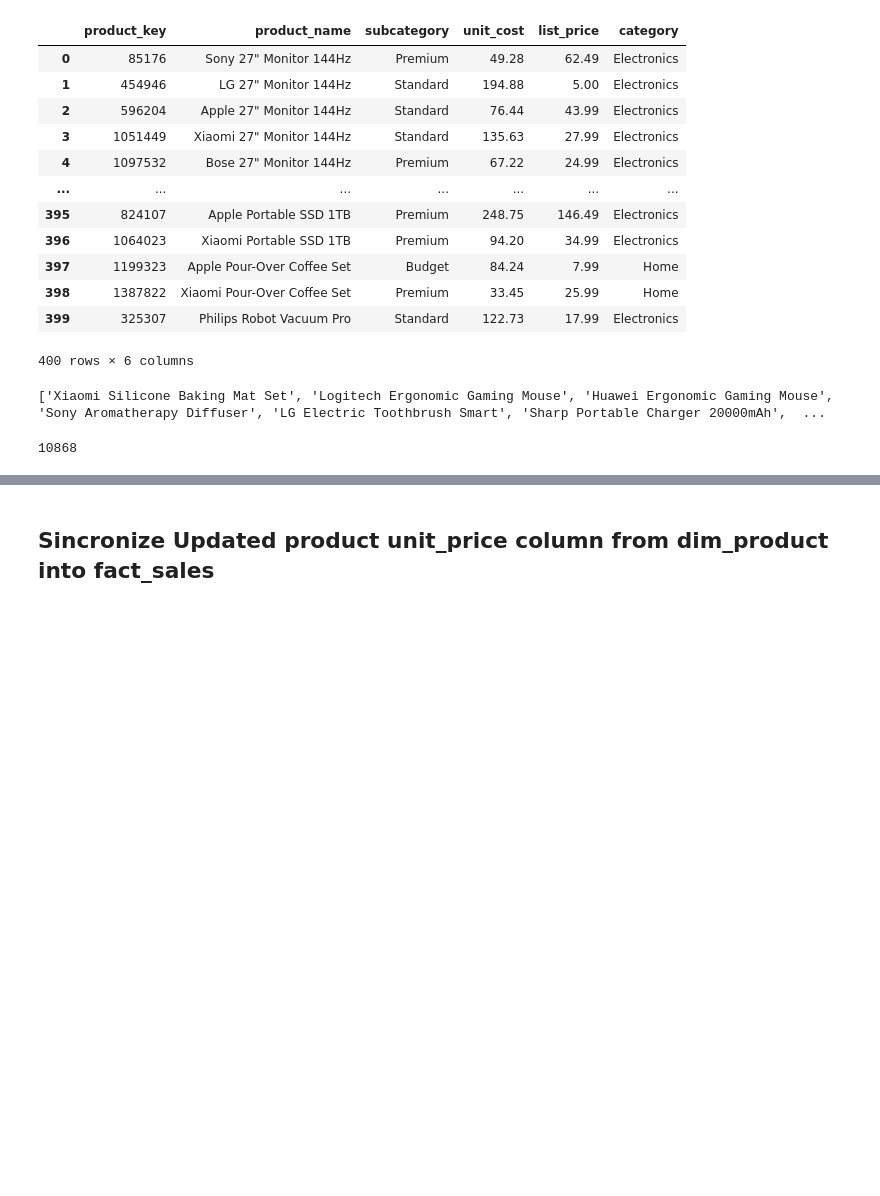
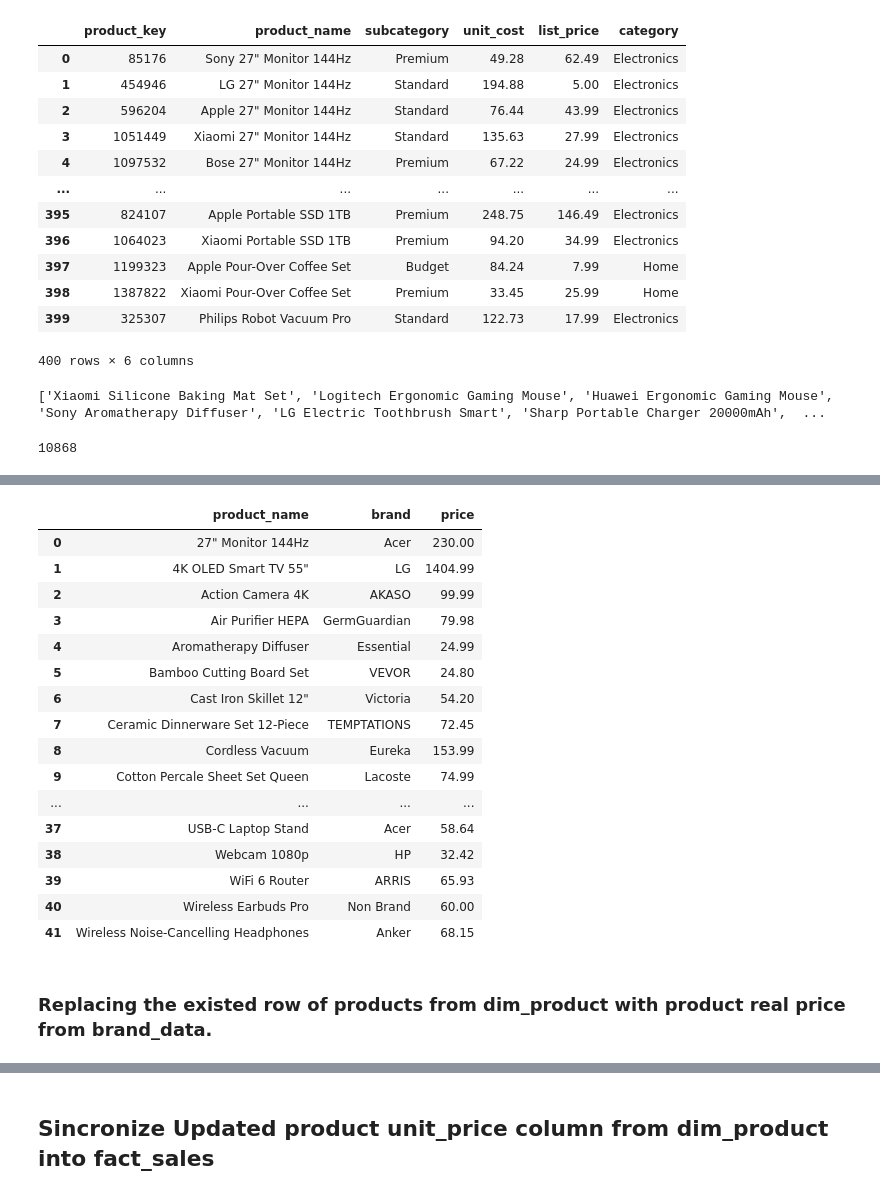
Before and after one commit to Retail-Analytical-Platform/Retail-Analytics-Data, a Jupyter notebook: etl/main_pipeline.ipynb, the cells around one changed output, grey strips where cells are left out. Cells and saved outputs as stored; diff of their text form; code cells hidden in the pictures; blank space fills up the shorter version.

```diff
--- a/etl/main_pipeline.ipynb
+++ b/etl/main_pipeline.ipynb
@@ -359,0 +453,29 @@ open("products.txt", "w").write("\n".join(names))
+# %%
+query("""SELECT base_name as Product_Name, brand, price
+FROM (
+    SELECT *,
+           ROW_NUMBER() OVER (PARTITION BY base_name ORDER BY price) AS rn,
+           COUNT(*)     OVER (PARTITION BY base_name)                AS n
+    FROM brand_data
+) t
+WHERE rn = (n + 1) / 2;""")
+# %% [output]
+|  | product_name | brand | price |
+| 0 | 27" Monitor 144Hz | Acer | 230.00 |
+| 1 | 4K OLED Smart TV 55" | LG | 1404.99 |
+| 2 | Action Camera 4K | AKASO | 99.99 |
+| 3 | Air Purifier HEPA | GermGuardian | 79.98 |
+| 4 | Aromatherapy Diffuser | Essential | 24.99 |
+| 5 | Bamboo Cutting Board Set | VEVOR | 24.80 |
+| 6 | Cast Iron Skillet 12" | Victoria | 54.20 |
+| 7 | Ceramic Dinnerware Set 12-Piece | TEMPTATIONS | 72.45 |
+| 8 | Cordless Vacuum | Eureka | 153.99 |
+| 9 | Cotton Percale Sheet Set Queen | Lacoste | 74.99 |
+| ... | ... | ... | ... |
+| 37 | USB-C Laptop Stand | Acer | 58.64 |
+| 38 | Webcam 1080p | HP | 32.42 |
+| 39 | WiFi 6 Router | ARRIS | 65.93 |
+| 40 | Wireless Earbuds Pro | Non Brand | 60.00 |
+| 41 | Wireless Noise-Cancelling Headphones | Anker | 68.15 |
+# %% [markdown]
+### Replacing the existed row of products from dim_product with product real price from brand_data.
```
Also changed, not shown: parts of 15 cells of this notebook.
